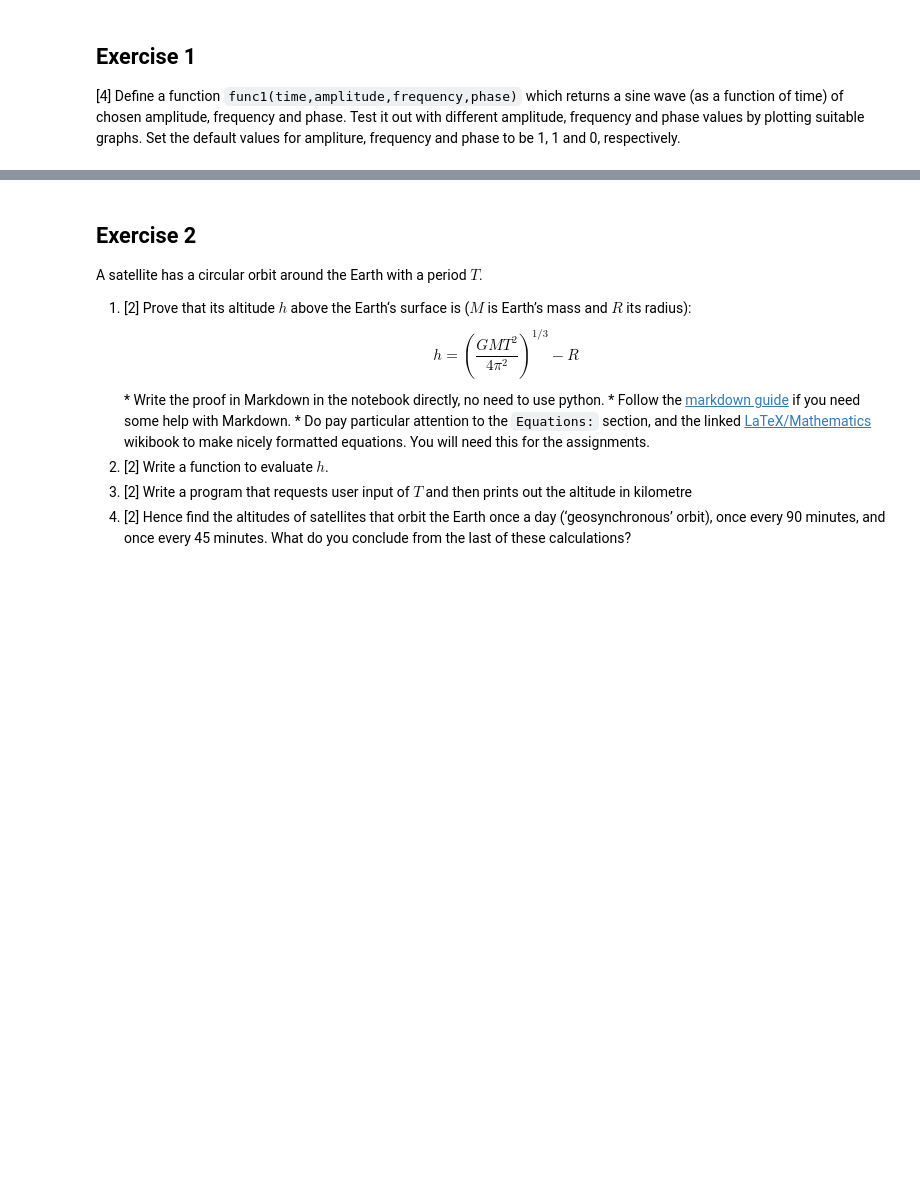
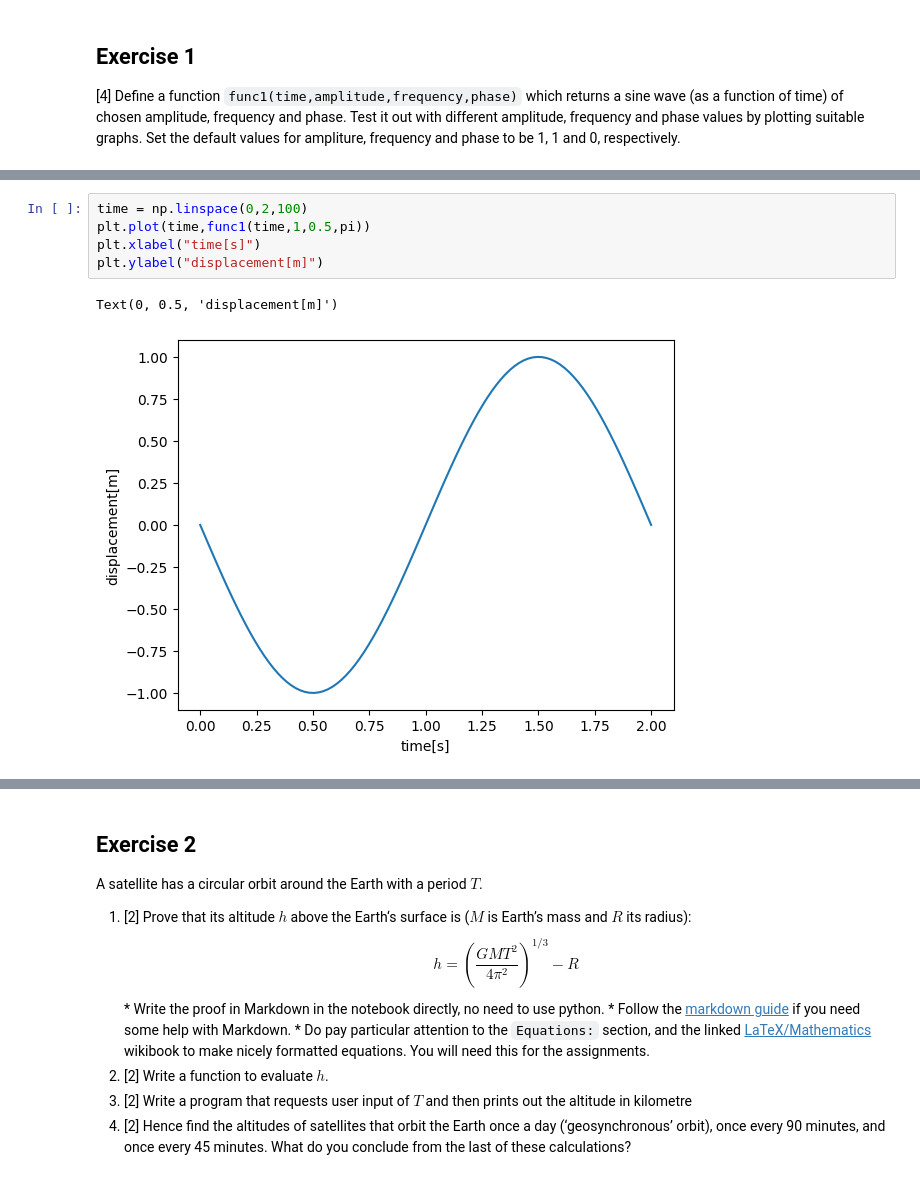
Before and after one commit to PX2145-2025/week-2-b-Morley-James, a Jupyter notebook: Functions.ipynb, the cells around one changed output, grey strips where cells are left out. Cells and saved outputs as stored; diff of their text form; blank space fills up the shorter version.

```diff
--- a/Functions.ipynb
+++ b/Functions.ipynb
@@ -287,0 +332,8 @@ Use the `anglesutils` module you just created to plot that function from $t=0\,\
+# %%
+time = np.linspace(0,2,100)
+plt.plot(time,func1(time,1,0.5,pi))
+plt.xlabel("time[s]")
+plt.ylabel("displacement[m]")
+# %% [output]
+Text(0, 0.5, 'displacement[m]')
+[figure, added]
```
Also changed, not shown: parts of 7 cells of this notebook.
